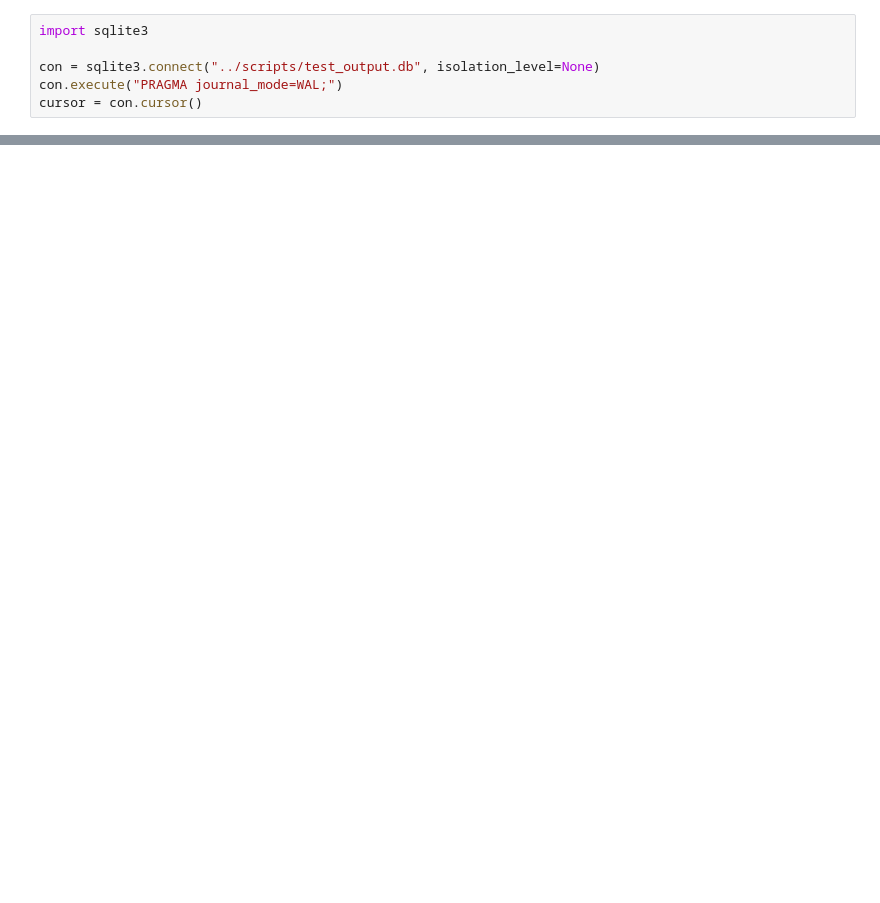
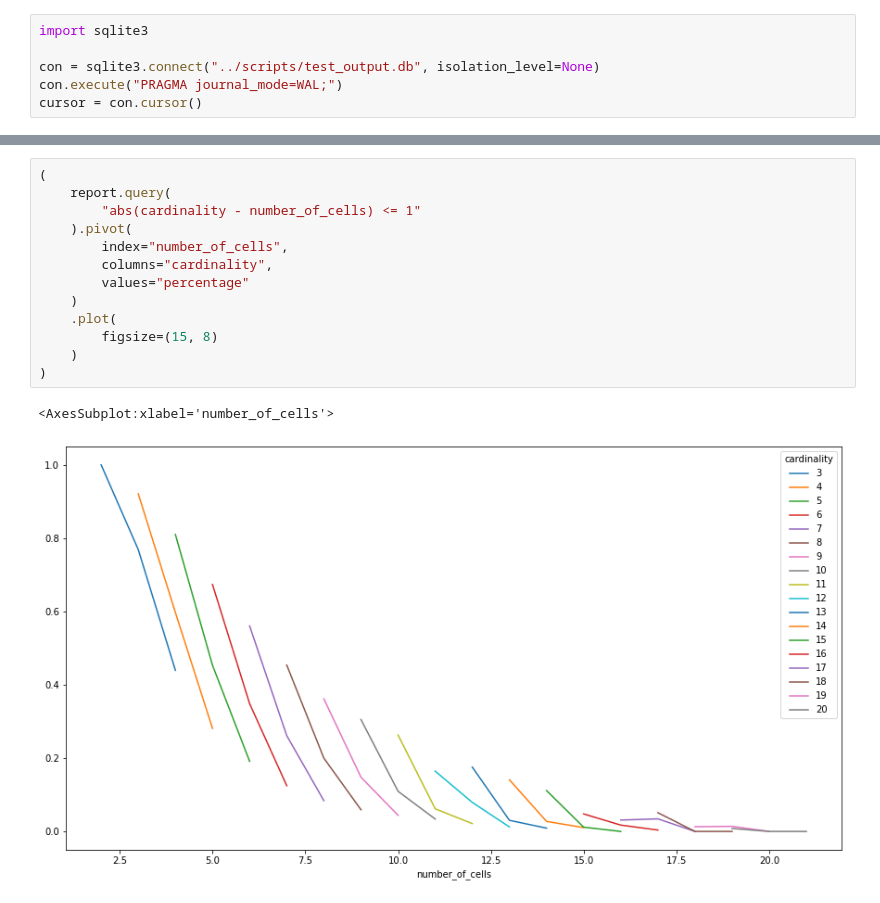
Before and after one commit to inpefess/neural-semigroups, a Jupyter notebook: examples/explore-mace-output.ipynb, the cells around one changed output, grey strips where cells are left out. Drawn from its saved outputs; the diff is of its cells as text; blank space fills up the shorter version.

```diff
--- a/examples/explore-mace-output.ipynb
+++ b/examples/explore-mace-output.ipynb
@@ -84,0 +130,16 @@ cursor.fetchall()
+# %%
+(
+    report.query(
+        "abs(cardinality - number_of_cells) <= 1"
+    ).pivot(
+        index="number_of_cells",
+        columns="cardinality",
+        values="percentage"
+    )
+    .plot(
+        figsize=(15, 8)
+    )
+)
+# %% [output]
+<AxesSubplot:xlabel='number_of_cells'>
+[figure, added]
```
Also changed, not shown: parts of 8 cells of this notebook, 2 other files.
